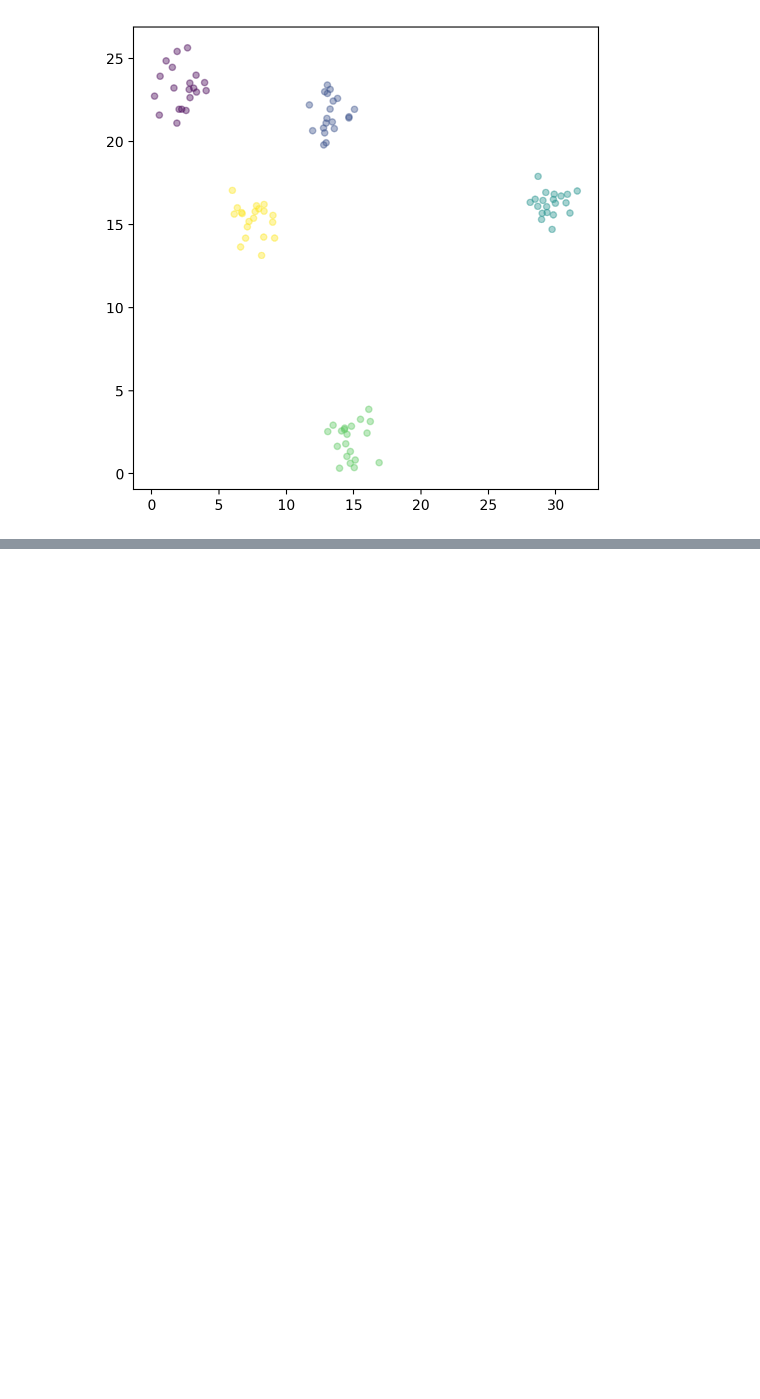
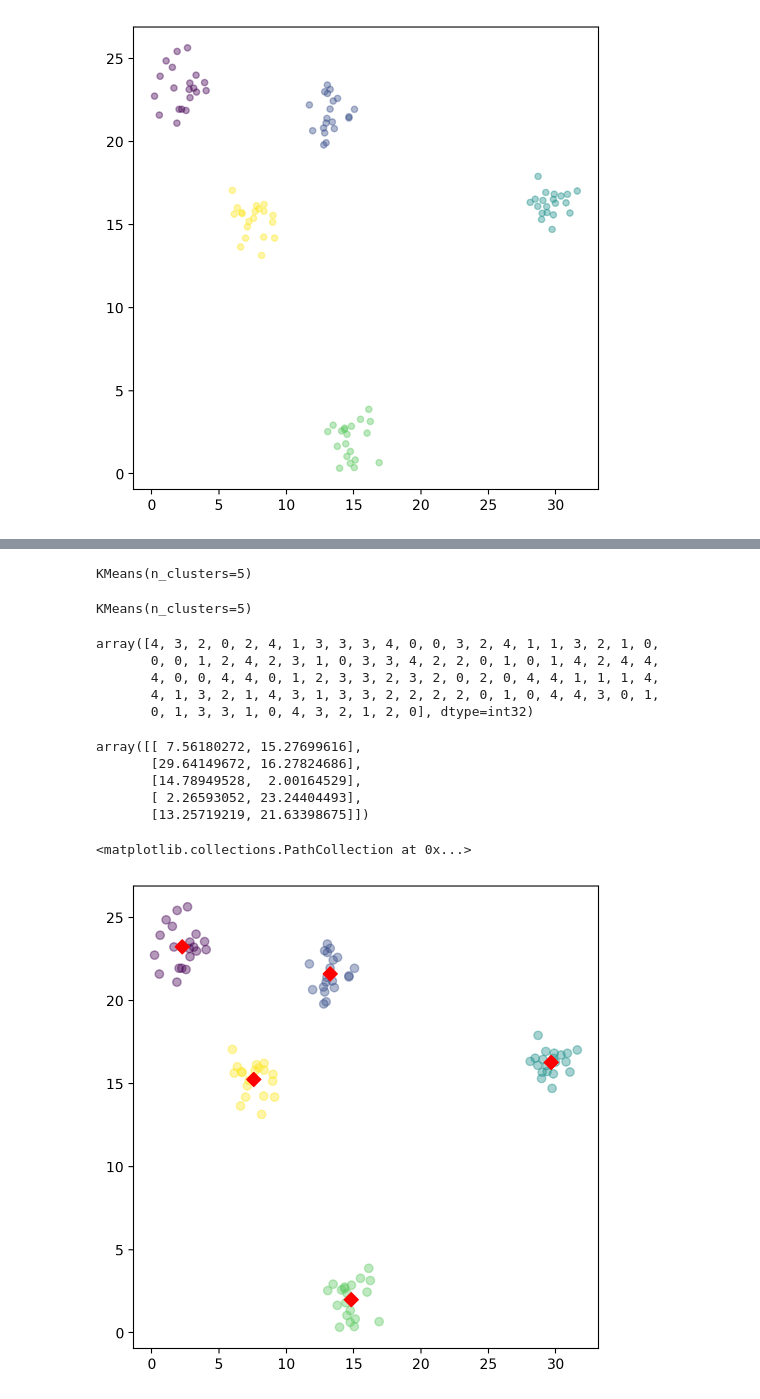
Before and after one commit to pNatTueku/ml_learning_with_ajprasertcbs, a Jupyter notebook: notebooks/kmeans_clustering_optimum_number_of_cluster.ipynb, the cells around one changed output, grey strips where cells are left out. Saved outputs shown, nothing was run; the diff lists cells and outputs as text; code cells hidden in the pictures; blank space fills up the shorter version.

```diff
--- a/notebooks/kmeans_clustering_optimum_number_of_cluster.ipynb
+++ b/notebooks/kmeans_clustering_optimum_number_of_cluster.ipynb
@@ -64,0 +69,32 @@ plt.scatter(X[:, 0], X[:, 1], s = 20, c = y, alpha = .4)
+# %%
+model = KMeans(n_clusters = 5) # create a model
+model
+# %% [output]
+KMeans(n_clusters=5)
+# %%
+model.fit(X) # train a model
+# %% [output]
+KMeans(n_clusters=5)
+# %%
+model.labels_
+# %% [output]
+array([4, 3, 2, 0, 2, 4, 1, 3, 3, 3, 4, 0, 0, 3, 2, 4, 1, 1, 3, 2, 1, 0,
+       0, 0, 1, 2, 4, 2, 3, 1, 0, 3, 3, 4, 2, 2, 0, 1, 0, 1, 4, 2, 4, 4,
+       4, 0, 0, 4, 4, 0, 1, 2, 3, 3, 2, 3, 2, 0, 2, 0, 4, 4, 1, 1, 1, 4,
+       4, 1, 3, 2, 1, 4, 3, 1, 3, 3, 2, 2, 2, 2, 0, 1, 0, 4, 4, 3, 0, 1,
+       0, 1, 3, 3, 1, 0, 4, 3, 2, 1, 2, 0], dtype=int32)
+# %%
+model.cluster_centers_
+# %% [output]
+array([[ 7.56180272, 15.27699616],
+       [29.64149672, 16.27824686],
+       [14.78949528,  2.00164529],
+       [ 2.26593052, 23.24404493],
+       [13.25719219, 21.63398675]])
+# %%
+plt.figure(figsize = (6, 6))
+plt.scatter(X[:, 0], X[:, 1], c = y, alpha = .4)
+plt.scatter(model.cluster_centers_[:, 0], model.cluster_centers_[:, 1], color = 'red', marker = 'D', s = 50)
+# %% [output]
+<matplotlib.collections.PathCollection at 0x...>
+[figure, added]
```
Also changed, not shown: parts of 9 cells of this notebook.
